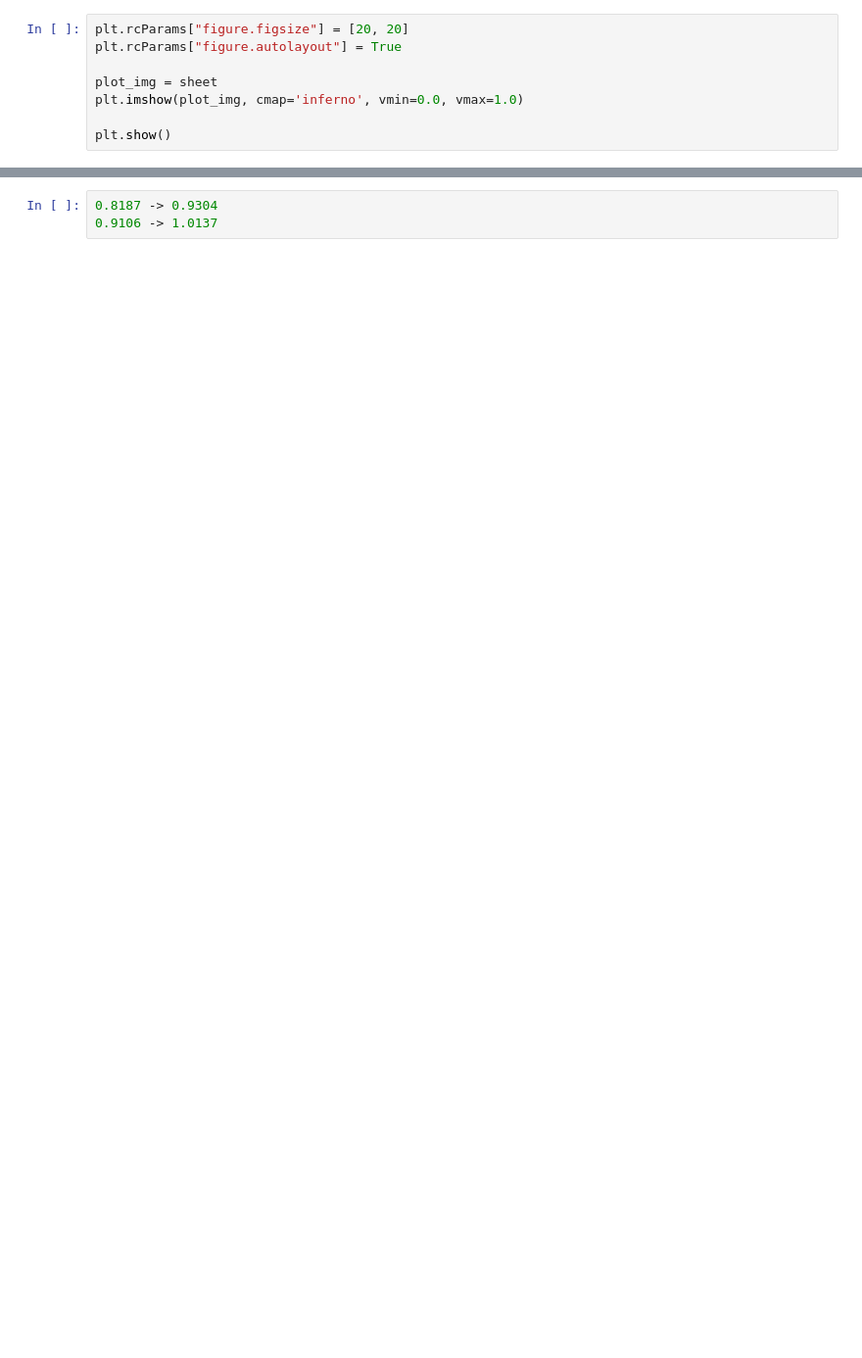
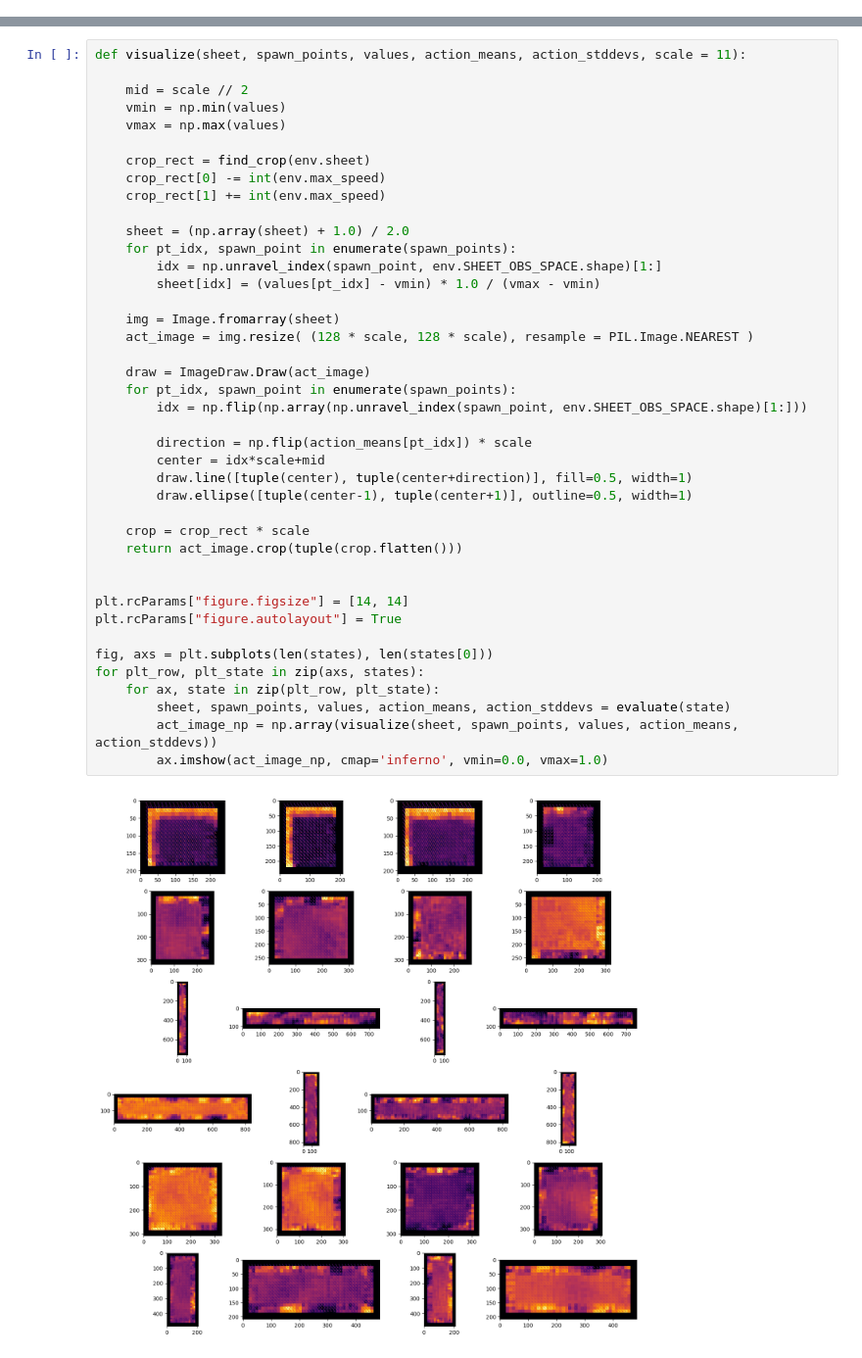
Before and after one commit to cthoens/purplerl, a Jupyter notebook: notebooks/ValueFunctionVis.ipynb, the cells around one changed output, grey strips where cells are left out. Shown at 98% size. Saved outputs shown, nothing was run; the diff lists cells and outputs as text; blank space fills up the shorter version.

```diff
--- a/notebooks/ValueFunctionVis.ipynb
+++ b/notebooks/ValueFunctionVis.ipynb
@@ -47,8 +99,0 @@ print(f"{vmin:.4f} -> {vmax:.4f}")
-# %%
-plt.rcParams["figure.figsize"] = [20, 20]
-plt.rcParams["figure.autolayout"] = True
-
-plot_img = sheet
-plt.imshow(plot_img, cmap='inferno', vmin=0.0, vmax=1.0)
-
-plt.show()
@@ -57,3 +100,43 @@ plt.show()
 # %%
-0.8187 -> 0.9304
-0.9106 -> 1.0137
+def visualize(sheet, spawn_points, values, action_means, action_stddevs, scale = 11):
+
+    mid = scale // 2
+    vmin = np.min(values)
+    vmax = np.max(values)
+
+    crop_rect = find_crop(env.sheet)
+    crop_rect[0] -= int(env.max_speed)
+    crop_rect[1] += int(env.max_speed)
+
+    sheet = (np.array(sheet) + 1.0) / 2.0
+    for pt_idx, spawn_point in enumerate(spawn_points):
+        idx = np.unravel_index(spawn_point, env.SHEET_OBS_SPACE.shape)[1:]
+        sheet[idx] = (values[pt_idx] - vmin) * 1.0 / (vmax - vmin)
+
+    img = Image.fromarray(sheet)
+    act_image = img.resize( (128 * scale, 128 * scale), resample = PIL.Image.NEAREST )
+
+    draw = ImageDraw.Draw(act_image)
+    for pt_idx, spawn_point in enumerate(spawn_points):
+        idx = np.flip(np.array(np.unravel_index(spawn_point, env.SHEET_OBS_SPACE.shape)[1:]))
+
+        direction = np.flip(action_means[pt_idx]) * scale
+        center = idx*scale+mid
+        draw.line([tuple(center), tuple(center+direction)], fill=0.5, width=1)
+        draw.ellipse([tuple(center-1), tuple(center+1)], outline=0.5, width=1)
+
+    crop = crop_rect * scale
+    return act_image.crop(tuple(crop.flatten()))
+
+
+plt.rcParams["figure.figsize"] = [14, 14]
+plt.rcParams["figure.autolayout"] = True
+
+fig, axs = plt.subplots(len(states), len(states[0]))
+for plt_row, plt_state in zip(axs, states):
+    for ax, state in zip(plt_row, plt_state):
+        sheet, spawn_points, values, action_means, action_stddevs = evaluate(state)
+        act_image_np = np.array(visualize(sheet, spawn_points, values, action_means, action_stddevs))
+        ax.imshow(act_image_np, cmap='inferno', vmin=0.0, vmax=1.0)
+# %% [output]
+[figure, added]
```
Also changed, not shown: parts of 5 cells of this notebook, 13 other files.
